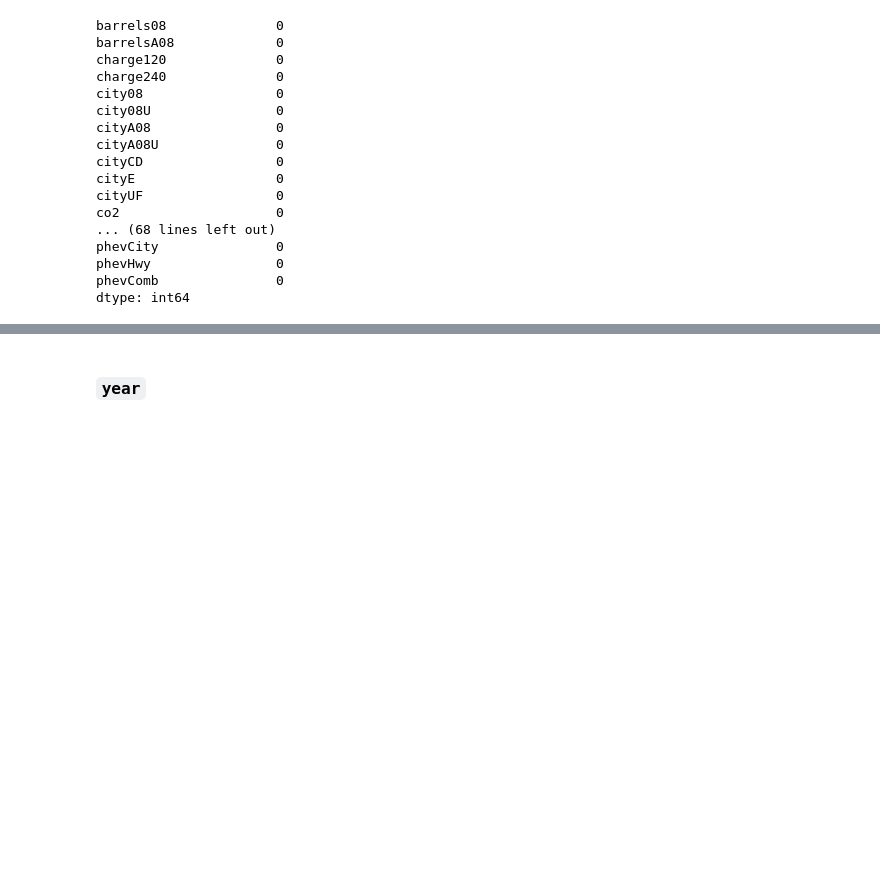
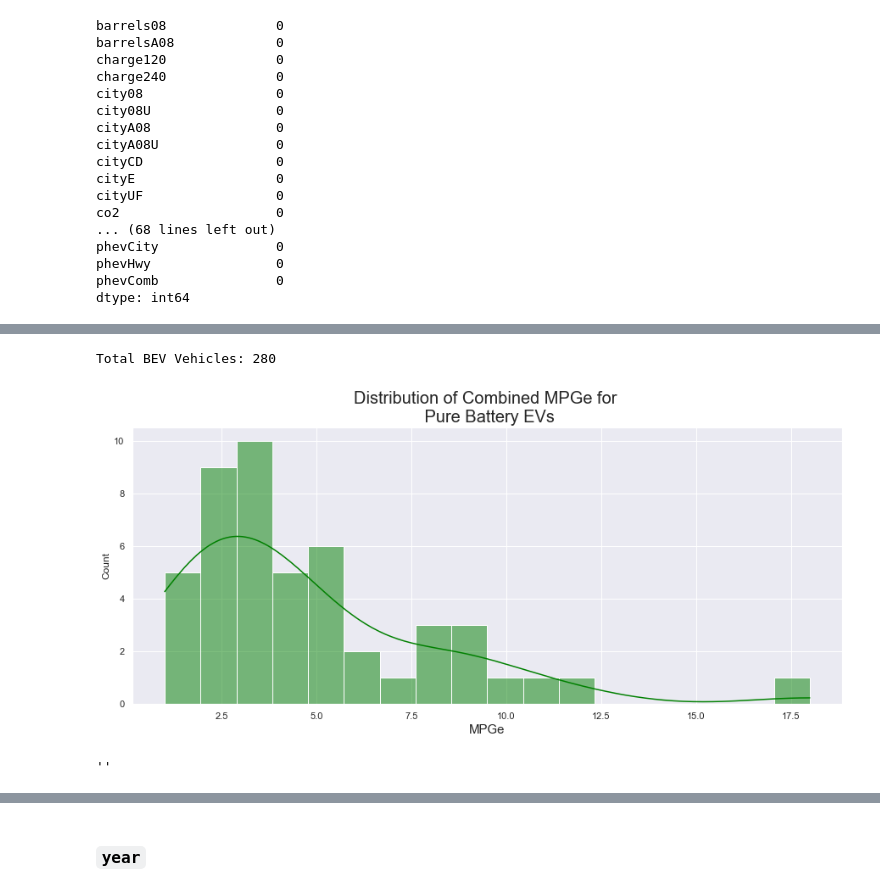
Before and after one commit to mike-flanagan/vehicle_fuel_economy_analysis_neuralnet, a Jupyter notebook: MPG_EDA.ipynb, the cells around one changed output, grey strips where cells are left out. Drawn from its saved outputs; the diff is of its cells as text; code cells hidden in the pictures; blank space fills up the shorter version.

```diff
--- a/MPG_EDA.ipynb
+++ b/MPG_EDA.ipynb
@@ -313,0 +483,19 @@ dtype: int64
+# %%
+df['y'] = np.where(df.BEV == 1,
+                  df.comb08,
+                  df.y)
+# %%
+print(f'Total BEV Vehicles: {len(df[df.BEV == 1])}')
+# %% [output]
+Total BEV Vehicles: 280
+# %%
+fig, ax = plt.subplots(figsize=(15,6))
+ax.set_title('Distribution of Combined MPGe for \n Pure Battery EVs', size = 20)
+sns.histplot(x = df[df.PHEV == 1].y.value_counts(), bins = 18, kde = True, color = 'green')
+ax.set_xlabel('MPGe', size=15)
+# plt.savefig('images/bev_dist.png')
+plt.show()
+;
+# %% [output]
+[figure, added]
+''
```
Also changed, not shown: parts of 45 cells of this notebook, 4 other files.
